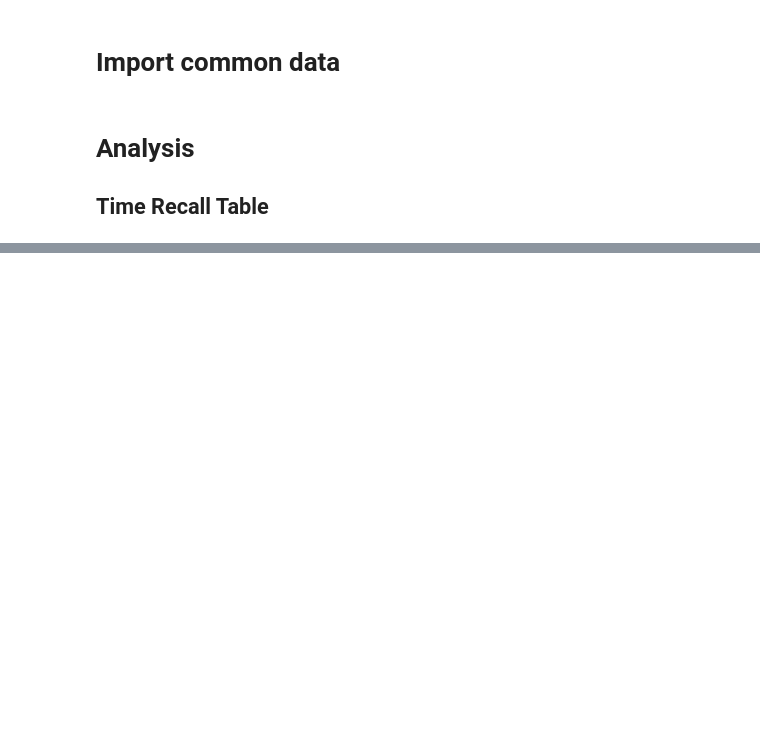
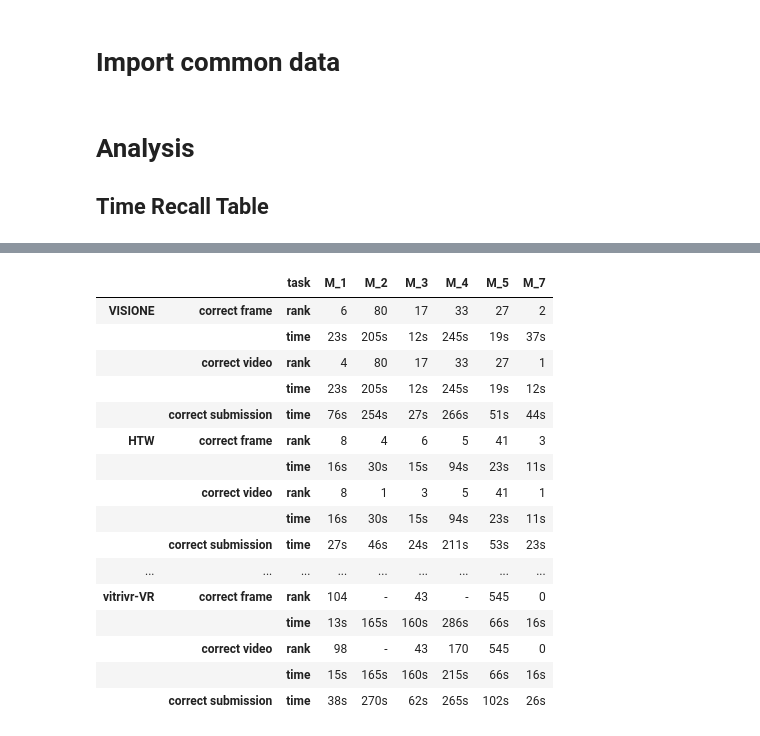
Before and after one commit to mesnico/VBS22-KIS-Analysis, a Jupyter notebook: plots/browsing.ipynb, the cells around one changed output, grey strips where cells are left out. Cells and saved outputs as stored; diff of their text form; code cells hidden in the pictures; blank space fills up the shorter version.

```diff
--- a/plots/browsing.ipynb
+++ b/plots/browsing.ipynb
@@ -128,0 +141,24 @@ table5
+# %%
+# exclude videoclip and VERGE that have not logged MVK
+df_filtered = df[~df['team'].isin(['VideoCLIP', 'Verge'])]
+
+table, table5 = build_table(df_filtered, teams, dataset='mvk')
+table
+# %% [output]
+|  |  | task | M_1 | M_2 | M_3 | M_4 | M_5 | M_7 |
+| VISIONE | correct frame | rank | 6 | 80 | 17 | 33 | 27 | 2 |
+|  |  | time | 23s | 205s | 12s | 245s | 19s | 37s |
+|  | correct video | rank | 4 | 80 | 17 | 33 | 27 | 1 |
+|  |  | time | 23s | 205s | 12s | 245s | 19s | 12s |
+|  | correct submission | time | 76s | 254s | 27s | 266s | 51s | 44s |
+| HTW | correct frame | rank | 8 | 4 | 6 | 5 | 41 | 3 |
+|  |  | time | 16s | 30s | 15s | 94s | 23s | 11s |
+|  | correct video | rank | 8 | 1 | 3 | 5 | 41 | 1 |
+|  |  | time | 16s | 30s | 15s | 94s | 23s | 11s |
+|  | correct submission | time | 27s | 46s | 24s | 211s | 53s | 23s |
+| ... | ... | ... | ... | ... | ... | ... | ... | ... |
+| vitrivr-VR | correct frame | rank | 104 | - | 43 | - | 545 | 0 |
+|  |  | time | 13s | 165s | 160s | 286s | 66s | 16s |
+|  | correct video | rank | 98 | - | 43 | 170 | 545 | 0 |
+|  |  | time | 15s | 165s | 160s | 215s | 66s | 16s |
+|  | correct submission | time | 38s | 270s | 62s | 265s | 102s | 26s |
```
Also changed, not shown: parts of 2 cells of this notebook.
